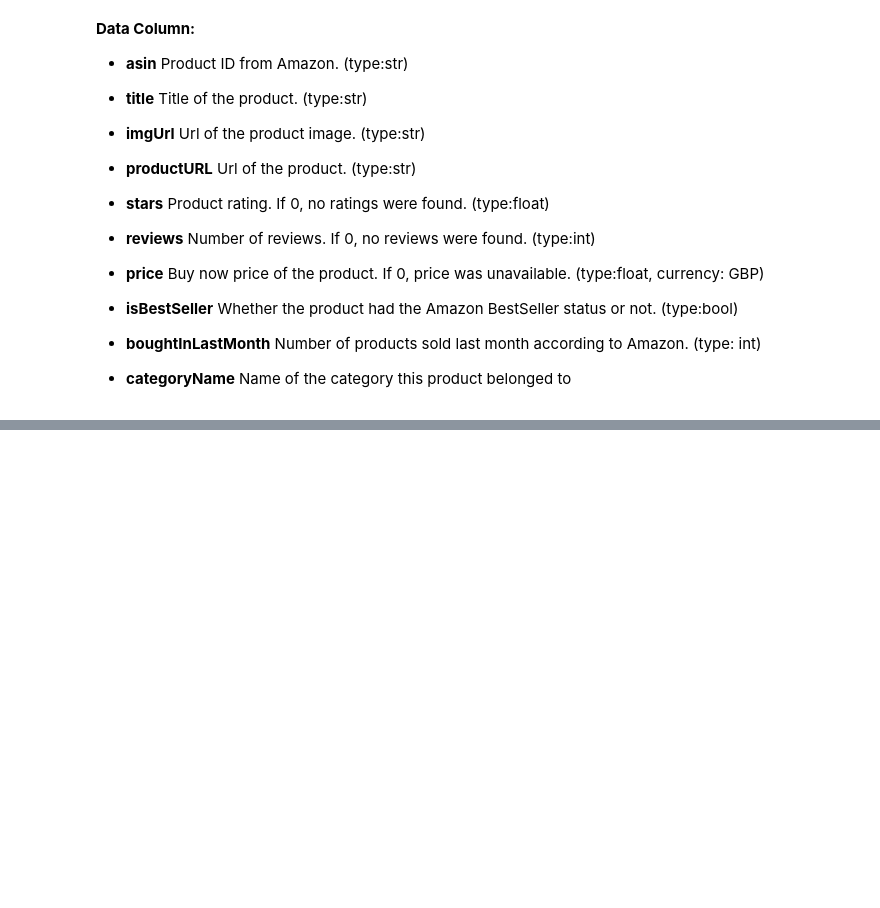
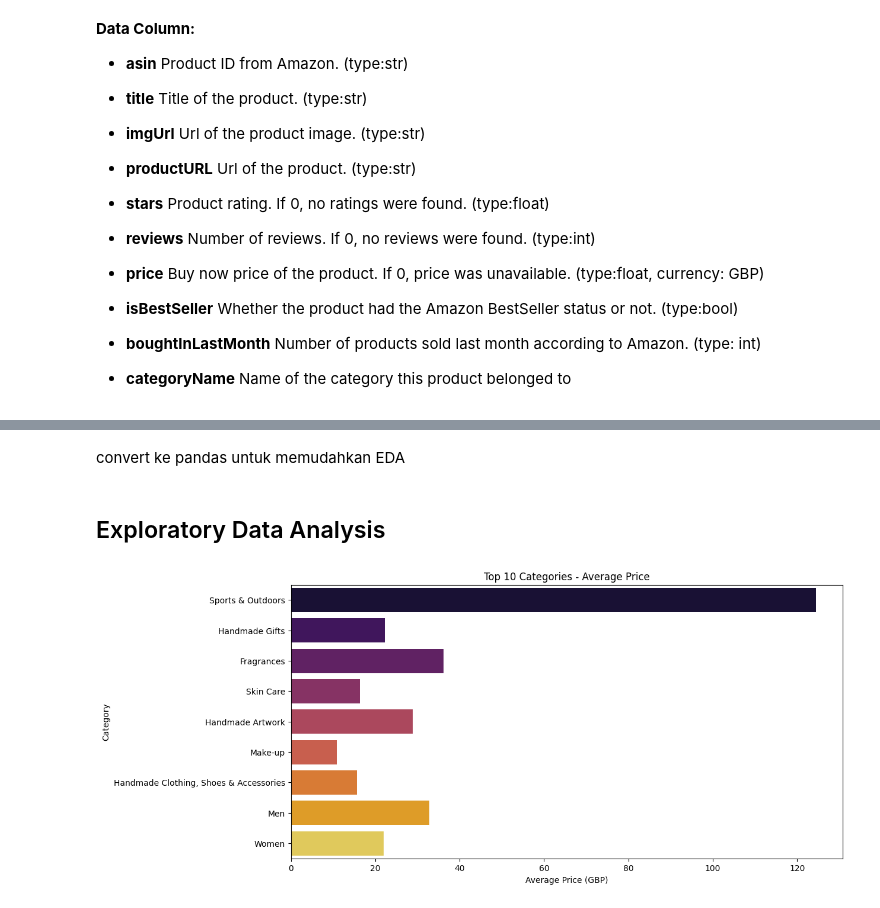
Before and after one commit to HazwanAdhikara/bigdata-pyspark, a Jupyter notebook: amazon.ipynb, the cells around one changed output, grey strips where cells are left out. Saved outputs shown, nothing was run; the diff lists cells and outputs as text; code cells hidden in the pictures; blank space fills up the shorter version.

```diff
--- a/amazon.ipynb
+++ b/amazon.ipynb
@@ -44,0 +168,10 @@ Name of the category this product belonged to
+# %%
+df = df.filter(df["categoryName"].isNotNull())
+# %%
+df_clean = df.drop("asin", "title", "imgUrl", "productURL")
+
+df_clean = df_clean.withColumn("stars", col("stars").cast("float")) \
+                   .withColumn("reviews", col("reviews").cast("int")) \
+                   .withColumn("price", col("price").cast("float")) \
+                   .withColumn("boughtInLastMonth", col("boughtInLastMonth").cast("int")) \
+                   .withColumn("isBestSeller", col("isBestSeller").cast("boolean"))
@@ -44,0 +223,30 @@ Name of the category this product belonged to
+# %%
+top_10_categories = [
+    "Sports & Outdoors",
+    "Skin Care",
+    "Fragrances",
+    "Make-up",
+    "Manicure & Pedicure",
+    "Handmade Clothing, Shoes & Accessories",
+    "Men",
+    "Women",
+    "Handmade Gifts",
+    "Handmade Artwork"
+]
+
+df_top10 = df_clean.filter(col("categoryName").isin(top_10_categories))
+# %% [markdown]
+convert ke pandas untuk memudahkan EDA
+# %%
+df_top10_pd = df_top10.toPandas()
+# %% [markdown]
+## Exploratory Data Analysis
+# %%
+plt.figure(figsize=(12,6))
+sns.barplot(data=df_top10_pd, x="price", y="categoryName", hue="categoryName", errorbar=None, palette="inferno")
+plt.title("Top 10 Categories - Average Price")
+plt.xlabel("Average Price (GBP)")
+plt.ylabel("Category")
+plt.show()
+# %% [output]
+[figure, added]
```
Also changed, not shown: parts of 36 cells of this notebook, 1 other file.
